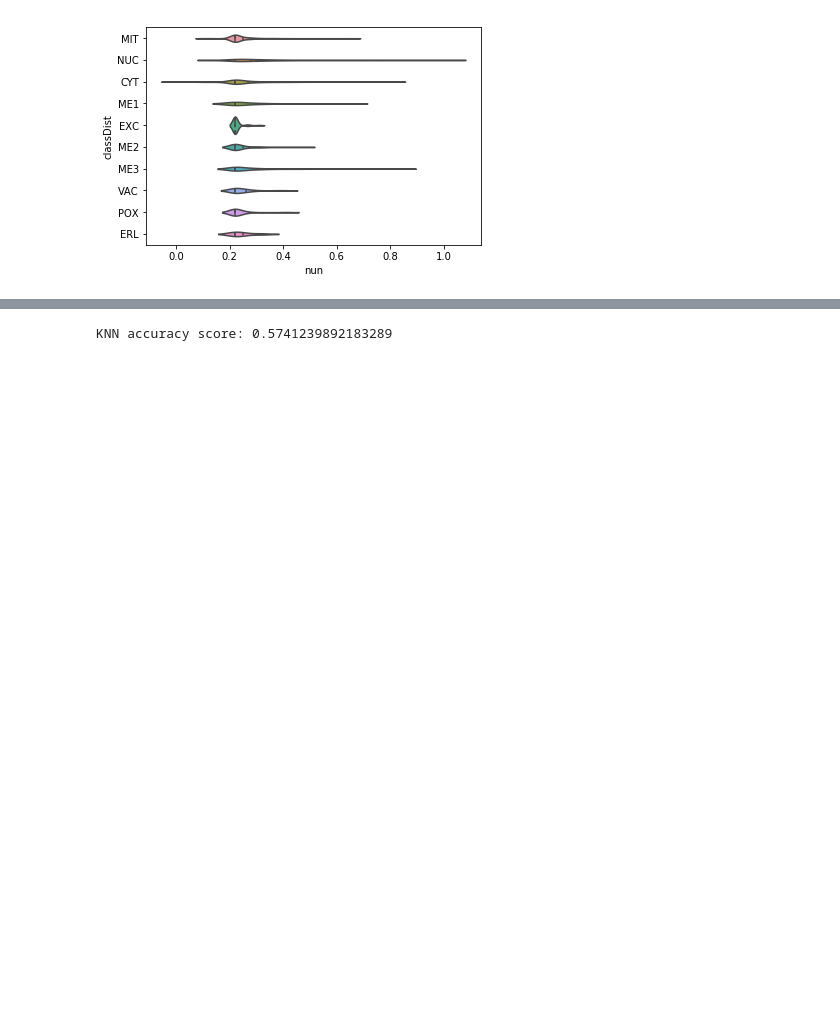
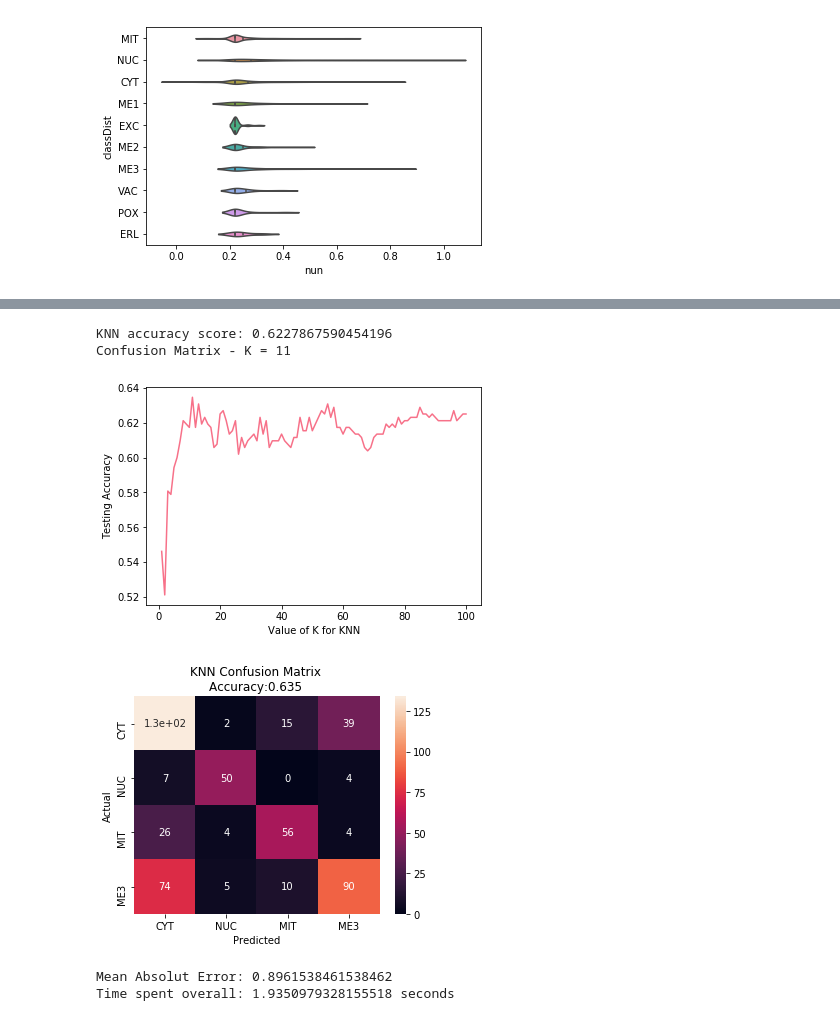
Before and after one commit to diogomotapinto/IART-Vision, a Jupyter notebook: Project_iart .ipynb, the cells around one changed output, grey strips where cells are left out. Drawn from its saved outputs; the diff is of its cells as text; code cells hidden in the pictures; blank space fills up the shorter version.

```diff
--- a/Project_iart .ipynb
+++ b/Project_iart .ipynb
@@ -226,10 +224,10 @@ logreg.fit(X_train, y_train)
 # Make predictions on the testing set
 y_pred = logreg.predict(X_test)
 
-# try K=1 through K=40 and record testing accuracy
+# try K=1 through K=1000 and record testing accuracy
 start = time.time()
 
-k_range = range(1, 41)
+k_range = range(1, 101)
 scores = []
 cv = []
 ideal = [0,0]
@@ -244,37 +242,47 @@ for k in k_range:
         ideal = [k,thisScore]
 
 end = time.time()
 
 
 def confusionMatrix():
     print("Confusion Matrix - K = {}".format(ideal[0]))
     knn = KNeighborsClassifier(n_neighbors=ideal[0])
     knn.fit(X_train, y_train)
     y_pred = knn.predict(X_test)
     mae = mean_absolute_error(y_test, y_pred)
     knn_CM = confusion_matrix(y_test,y_pred)
     df_confusion = pd.crosstab(y_test,y_pred,rownames=['Actual'],colnames=['Predicted'],margins=True)
-    confusionM_df = pd.DataFrame(knn_CM,
-                     index = ['CYT','NUC','MIT','ME3','ME2','ME1','EXC','VAC','POX','ERL'],
-                     columns = ['CYT','NUC','MIT','ME3','ME2','ME1','EXC','VAC','POX','ERL'])
+    if full == True:
+        confusionM_df = pd.DataFrame(knn_CM,
+                         index = ['CYT','NUC','MIT','ME3','ME2','ME1','EXC','VAC','POX','ERL'],
+                         columns = ['CYT','NUC','MIT','ME3','ME2','ME1','EXC','VAC','POX','ERL'])
+    else:
+        confusionM_df = pd.DataFrame(knn_CM,
+                             index = ['CYT','NUC','MIT','ME3'],
+                             columns = ['CYT','NUC','MIT','ME3'])
     plt.figure(figsize=(5.5,4))
     sns.heatmap(confusionM_df, annot=True)
     plt.title('KNN Confusion Matrix \nAccuracy:{0:.3f} '.format(accuracy_score(y_test, y_pred)))
     plt.ylabel('Actual')
     plt.xlabel('Predicted')
     plt.show()
     print('Mean Absolut Error: {}'.format(mae))
 
 
 # plot the relationship between K and testing accuracy
 plt.plot(k_range, scores)
 plt.xlabel('Value of K for KNN')
 plt.ylabel('Testing Accuracy')
 confusionMatrix()
 timeSpent = end - start
 print('Time spent overall: {} seconds'.format(timeSpent))
 # %% [output]
-KNN accuracy score: 0.5741239892183289
+KNN accuracy score: 0.6227867590454196
+Confusion Matrix - K = 11
+[figure, added]
+[figure, added]
+Mean Absolut Error: 0.8961538461538462
+Time spent overall: 1.9350979328155518 seconds
 # %%
 # Neural Network
 nn = MLPClassifier(activation='relu',solver='adam', alpha=1e-5,max_iter=500,hidden_layer_sizes=(100,100,100), random_state=1,verbose=True)
```
Also changed, not shown: parts of 7 cells of this notebook, 1 other file.
